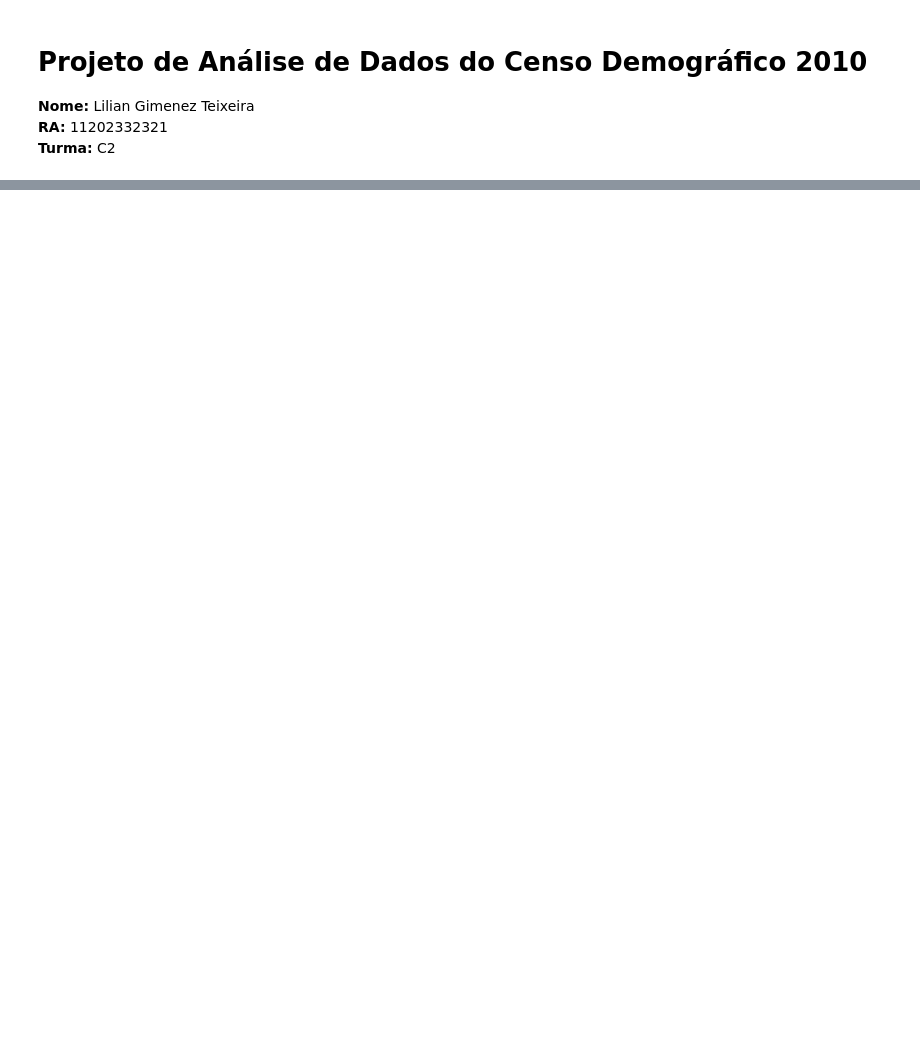
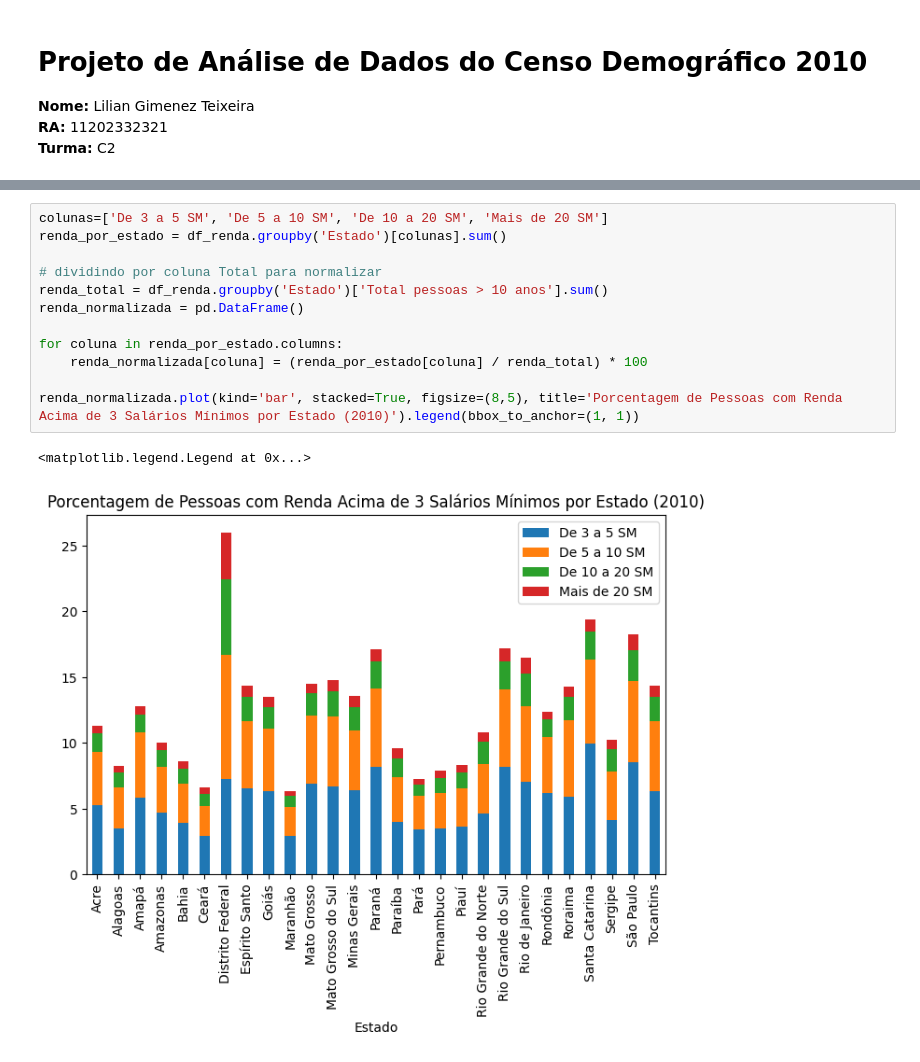
Before and after one commit to gimenezt/AnaliseCenso2010, a Jupyter notebook: C2.LilianGimenezTeixeira.ipynb, the cells around one changed output, grey strips where cells are left out. Saved outputs shown, nothing was run; the diff lists cells and outputs as text; blank space fills up the shorter version.

```diff
--- a/C2.LilianGimenezTeixeira.ipynb
+++ b/C2.LilianGimenezTeixeira.ipynb
@@ -67,0 +64,15 @@ plt.show()
+# %%
+colunas=['De 3 a 5 SM', 'De 5 a 10 SM', 'De 10 a 20 SM', 'Mais de 20 SM']
+renda_por_estado = df_renda.groupby('Estado')[colunas].sum()
+
+# dividindo por coluna Total para normalizar
+renda_total = df_renda.groupby('Estado')['Total pessoas > 10 anos'].sum()
+renda_normalizada = pd.DataFrame()
+
+for coluna in renda_por_estado.columns:
+    renda_normalizada[coluna] = (renda_por_estado[coluna] / renda_total) * 100
+
+renda_normalizada.plot(kind='bar', stacked=True, figsize=(8,5), title='Porcentagem de Pessoas com Renda Acima de 3 Salários Mínimos por Estado (2010)').legend(bbox_to_anchor=(1, 1))
+# %% [output]
+<matplotlib.legend.Legend at 0x...>
+[figure, added]
```
Also changed, not shown: parts of 22 cells of this notebook.
